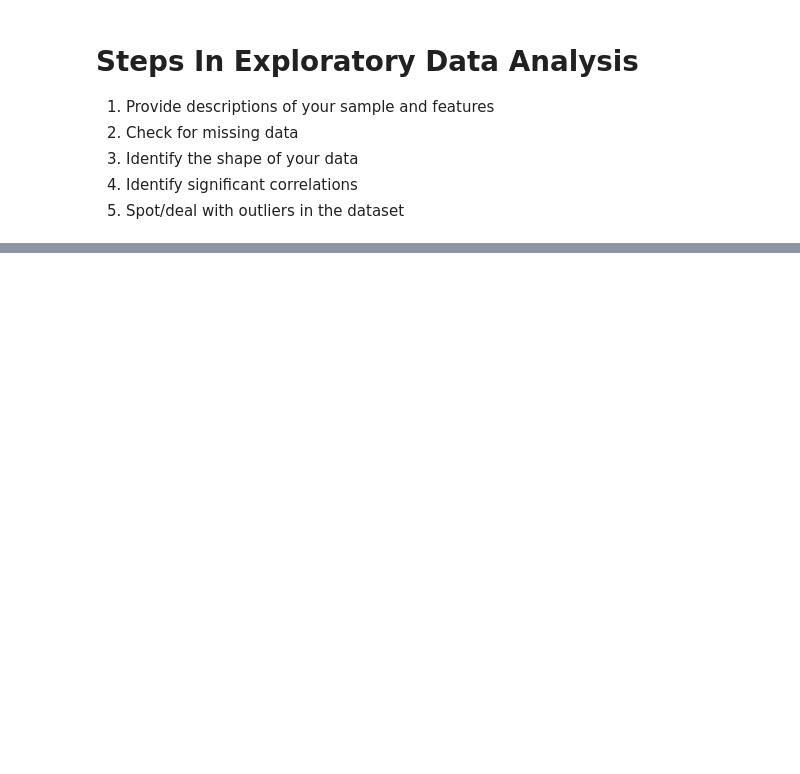
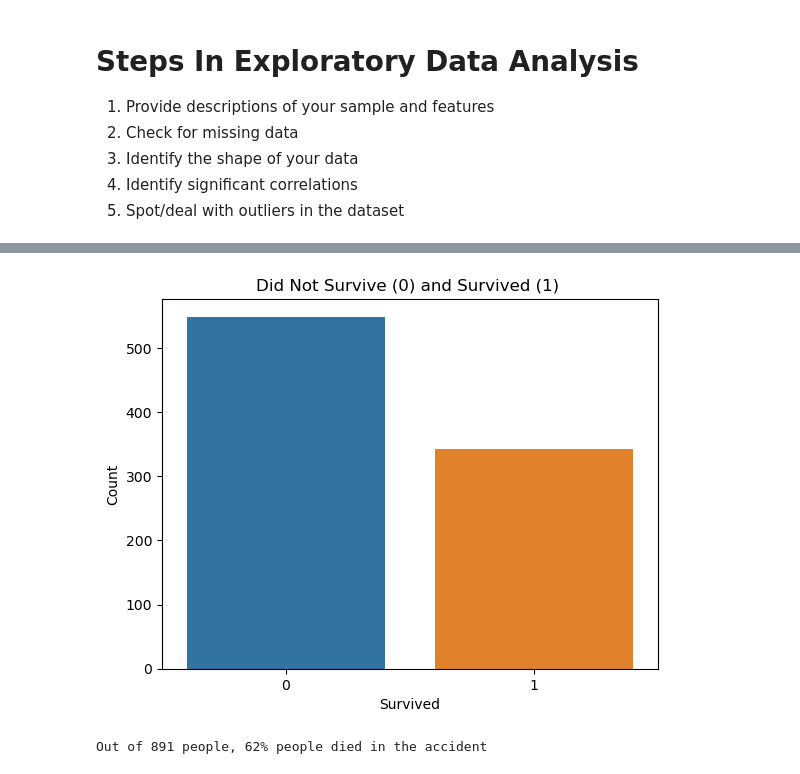
Before and after one commit to SamWattsC/TitanicPredictions, a Jupyter notebook: TitanicEDA.ipynb, the cells around one changed output, grey strips where cells are left out. Cells and saved outputs as stored; diff of their text form; code cells hidden in the pictures; blank space fills up the shorter version.

```diff
--- a/TitanicEDA.ipynb
+++ b/TitanicEDA.ipynb
@@ -8,0 +99,8 @@
+# %%
+df.drop(columns = ['Cabin'], inplace = True)
+# %%
+# fill in the missing age values with the mean of the age column
+
+df['Age'].fillna(df['Age'].mean(), inplace = True)
+
+df['Embarked'].value_counts()
@@ -8,0 +113,12 @@
+# %%
+# we find out the most common value is S
+
+df['Embarked'].fillna('S', inplace=True)
+# %%
+# change the data types
+
+#df['Survived']=df['Survived'].astype('category')
+df['Pclass']=df['Pclass'].astype('category')
+df['Sex']=df['Sex'].astype('category')
+df['Age']=df['Age'].astype('int')
+df['Embarked']=df['Embarked'].astype('category')
@@ -8,0 +167,15 @@
+# %%
+# See how many people survived
+
+sns.countplot(data=df, x='Survived')
+plt.xlabel('Survived')
+plt.ylabel('Count')
+plt.title('Did Not Survive (0) and Survived (1) ')
+plt.show()
+
+death_percent=round((df['Survived'].value_counts().values[0]/891)*100)
+
+print("Out of 891 people, {}% people died in the accident".format(death_percent))
+# %% [output]
+[figure, added]
+Out of 891 people, 62% people died in the accident
```
Also changed, not shown: parts of 12 cells of this notebook.
